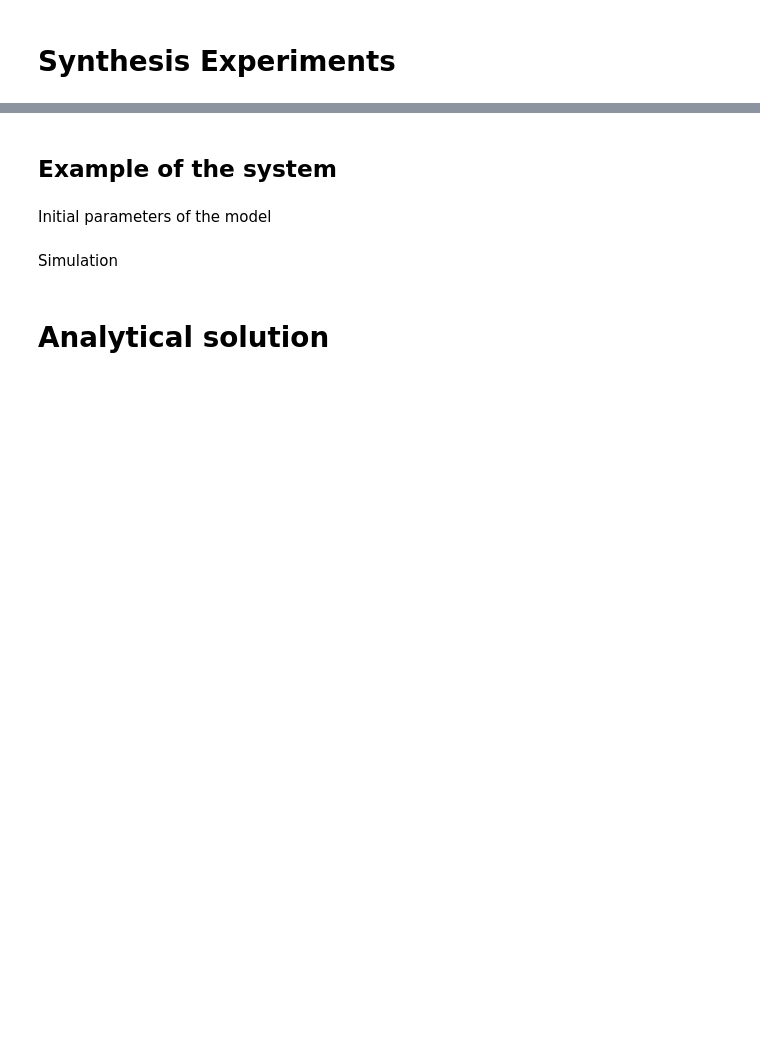
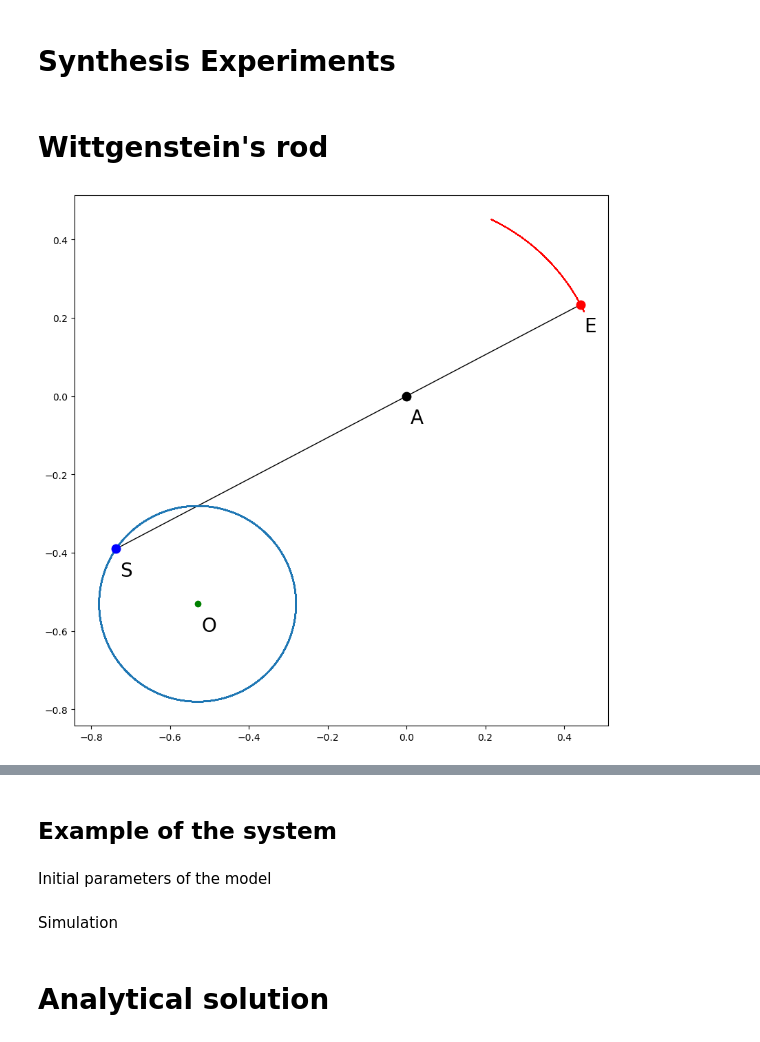
Before and after one commit to m8dotpie/mamcw.prj, a Jupyter notebook: Experiments/synthesis1.ipynb, the cells around one changed output, grey strips where cells are left out. Cells and saved outputs as stored; diff of their text form; code cells hidden in the pictures; blank space fills up the shorter version.

Commit message:
Kinematics of Wittgenstein's rod

```diff
--- a/Experiments/synthesis1.ipynb
+++ b/Experiments/synthesis1.ipynb
@@ -13,3 +13,5 @@ from matplotlib.animation import FuncAnimation, PillowWriter
 from numpy import exp, pi, array, asarray
 from sympy.solvers import solve
 from sympy import Symbol, Ellipse, Point, Line, Matrix, diff
+# %% [markdown]
+# Wittgenstein's rod
@@ -15,0 +82,28 @@ from sympy import Symbol, Ellipse, Point, Line, Matrix, diff
+# %%
+alpha = np.pi/4                                  # Angle between center and circle
+R = 0.25
+l = R + 0.5
+
+pA = np.array([0, 0])
+pS = pA - np.array([l * np.cos(alpha), l * np.sin(alpha)])
+
+d1, d2 = 0.8, 1.4                                  # Distances from center to joints
+phi1, phi2 = 0, np.pi                              # Angle of initial position
+
+d = 0.5
+
+fig, ax = plt.subplots(1, 1, figsize=(10, 10))
+generate_witt_rod(pA, pS, R, d, axis=ax)
+
+# fig, axs = plt.subplots(1, 3, figsize = (45, 15))
+# axs = axs.ravel()
+
+# for i, l in enumerate([0.26, 0.6, 2]):
+#     pS = pA + np.array([l * np.cos(alpha), l * np.sin(alpha)])
+#     axs[i].axis(False)
+
+#     generate_witt_rod(pA, pS, R, act_len, axis = axs[i])
+# plt.savefig('assets/kinematics.png')
+# plt.show()
+# %% [output]
+[figure, added]
```
Also changed, not shown: parts of 3 cells of this notebook, 2 other files.
